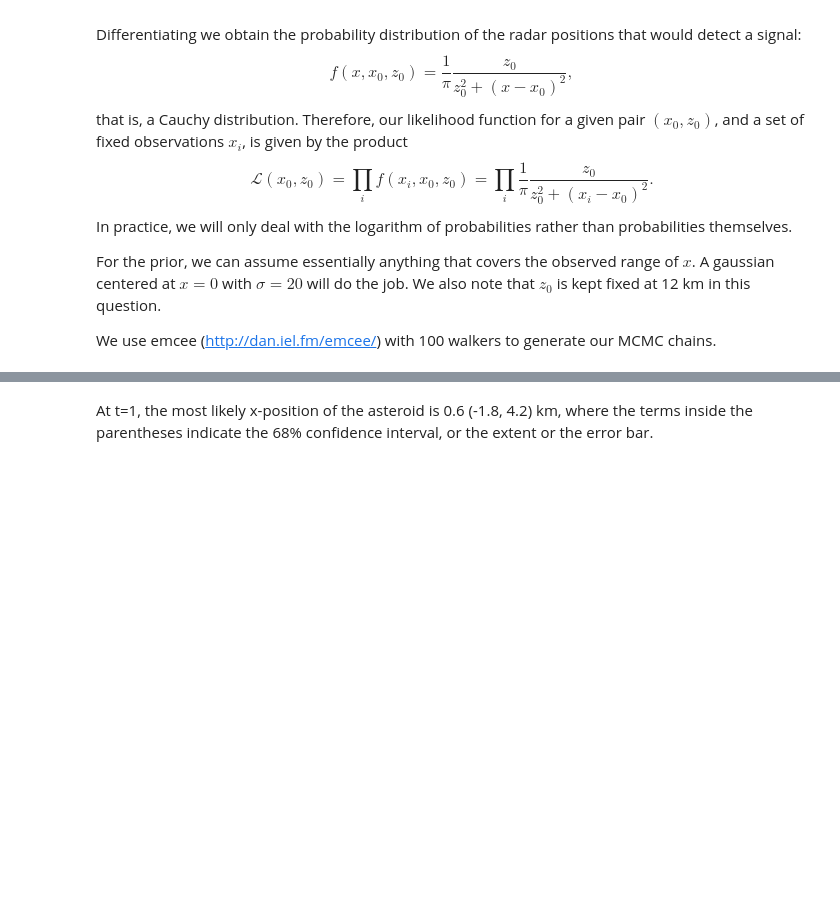
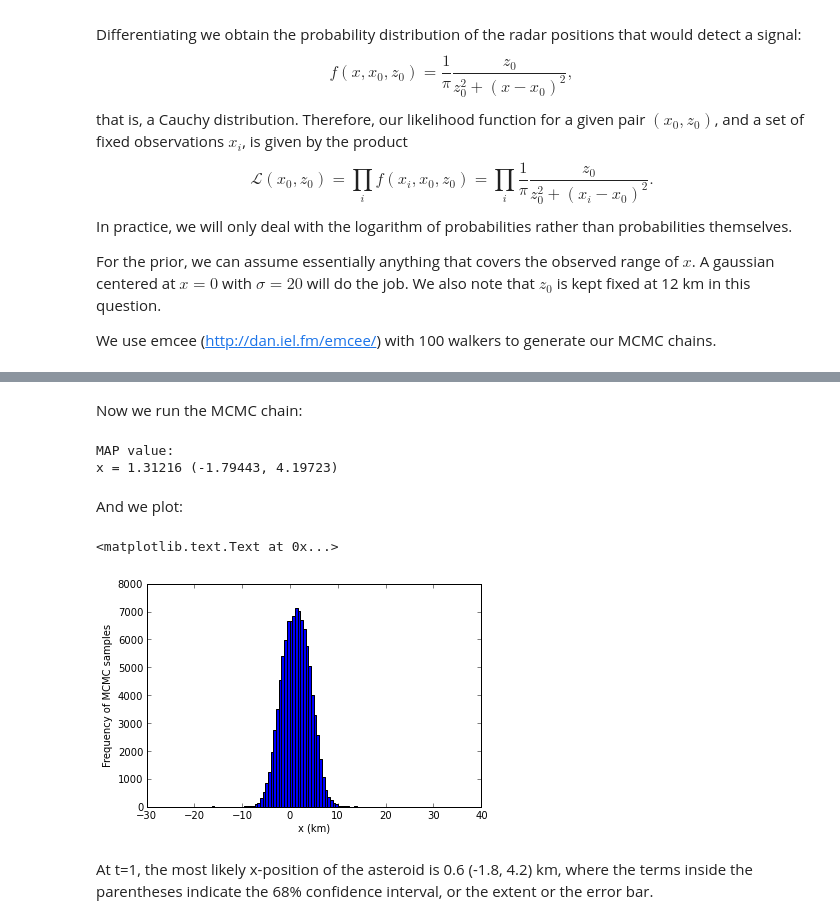
Before and after one commit to vrg/hm_redo, a Jupyter notebook: HM5.ipynb, the cells around one changed output, grey strips where cells are left out. Drawn from its saved outputs; the diff is of its cells as text; code cells hidden in the pictures; blank space fills up the shorter version.

```diff
--- a/HM5.ipynb
+++ b/HM5.ipynb
@@ -133,3 +81,56 @@ x = 0.593773 (-1.80001, 4.20119)
+# %% [markdown]
+Now we run the MCMC chain:
+# %%
+# Draw samples from posterior distribution using emcee with 100 walkers
+nwalkers = 100
+ndim = 2
+# Initialize the walkers at random positions, e.g. normally distributed
+# around x=0 with sig=10
+z0 = 12.0  # fixed in question 1
+p0 = [np.array([np.random.normal(0., 10.), z0]) for i in range(nwalkers)]
+
+# Run MCMC
+nsamples = 1000
+sampler = emcee.EnsembleSampler(nwalkers, ndim, lnprob, args=[positions])
+sampler.run_mcmc(p0, nsamples)
+
+burnin = nsamples/10
+x = sampler.flatchain[burnin:,0]
+
+# Sort to find 16th and 84th percentiles
+x.sort()
+index_lower = int(0.16 * len(x))
+index_upper = int(0.84 * len(x))
+
+
+# Get histogram and MAP value
+nbins = 100
+bin_edges = np.linspace(np.min(x), np.max(x), nbins)
+freq, bin_edges = np.histogram(x, bins=bin_edges)
+
+index_map = np.argmax(freq)
+# Take middle point
+x_map = 0.5*(bin_edges[index_map] + bin_edges[index_map+1])
+
+print 'MAP value:'
+print 'x = %g (%g, %g)' % (x_map, x[index_lower], x[index_upper])
+# %% [output]
+MAP value:
+x = 1.31216 (-1.79443, 4.19723)
+# %% [markdown]
+And we plot:
+# %%
+# Plot
+binwidth = bin_edges[1] - bin_edges[0]
+ax = pylab.axes()
+ax.bar(bin_edges[:-1], freq, width=binwidth)
+
+#ax.set_xlim(-10,10)
+ax.set_xlabel('x (km)')
+ax.set_ylabel('Frequency of MCMC samples')
+# %% [output]
+<matplotlib.text.Text at 0x...>
+[figure, added]
 # %% [markdown]
 At t=1, the most likely x-position of the asteroid is 0.6 (-1.8, 4.2) km, where the terms inside the parentheses indicate the 68% confidence interval, or the extent or the error bar.
 # %% [markdown]
```
Also changed, not shown: parts of 44 cells of this notebook.
